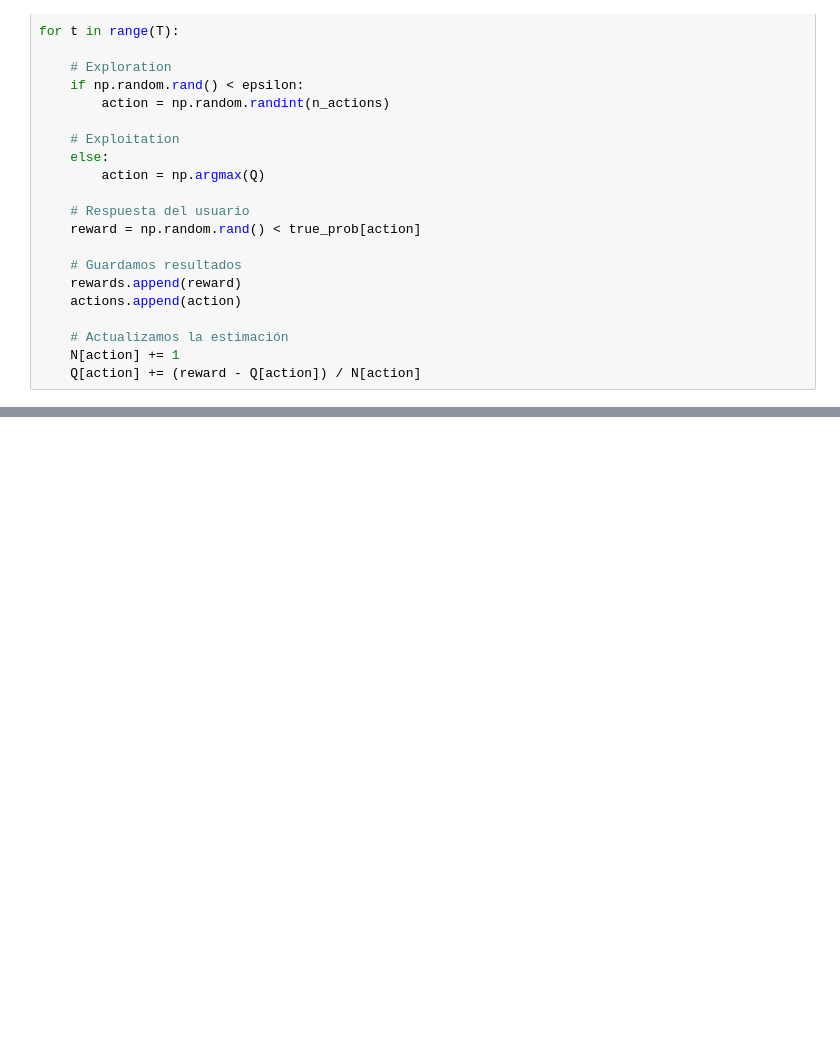
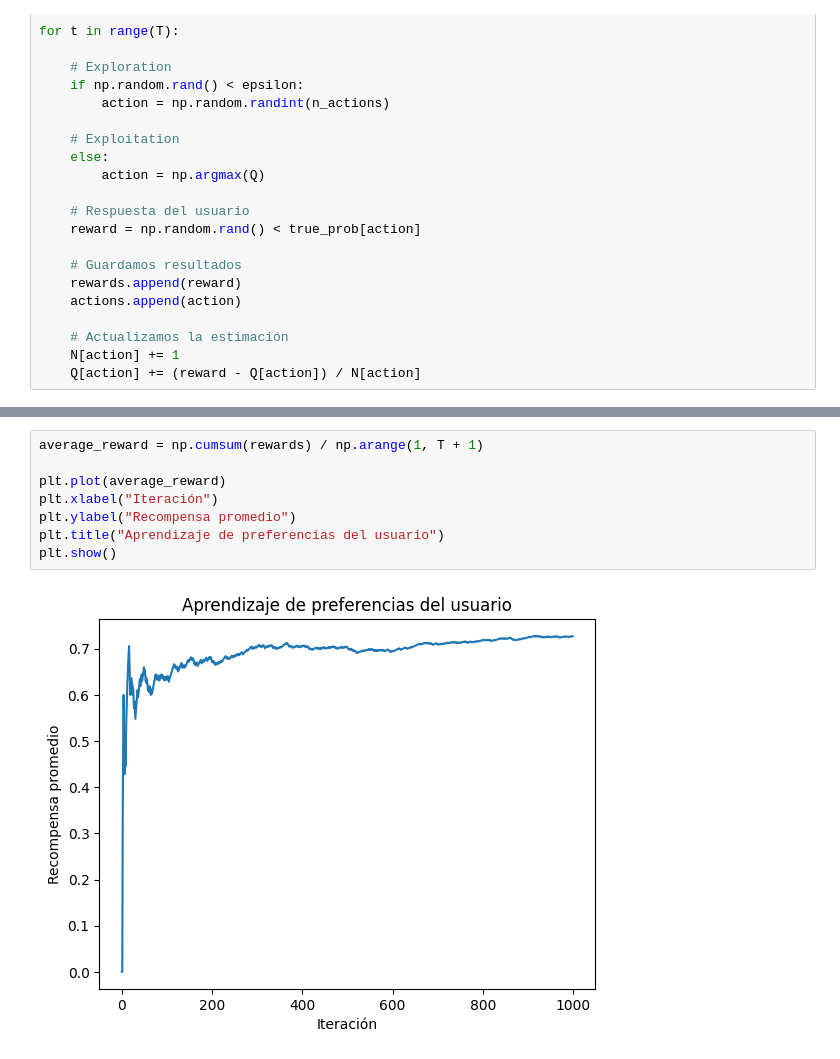
Before and after one commit to gapalfaro-cmyk/gapalfaro-cmyk-Proyecto-de-fin-de-modulo-7.3---Alfaro-Badillo-Cruz-Perez-Rupit-, a Jupyter notebook: Tarea 3.2_Alfaro_Badillo_Cruz_Perez_Rupit.ipynb, the cells around one changed output, grey strips where cells are left out. Cells and saved outputs as stored; diff of their text form; blank space fills up the shorter version.

```diff
--- a/Tarea 3.2_Alfaro_Badillo_Cruz_Perez_Rupit.ipynb
+++ b/Tarea 3.2_Alfaro_Badillo_Cruz_Perez_Rupit.ipynb
@@ -83,0 +247,10 @@ plt.show()
+# %%
+average_reward = np.cumsum(rewards) / np.arange(1, T + 1)
+
+plt.plot(average_reward)
+plt.xlabel("Iteración")
+plt.ylabel("Recompensa promedio")
+plt.title("Aprendizaje de preferencias del usuario")
+plt.show()
+# %% [output]
+[figure, added]
```
Also changed, not shown: parts of 69 cells of this notebook.
